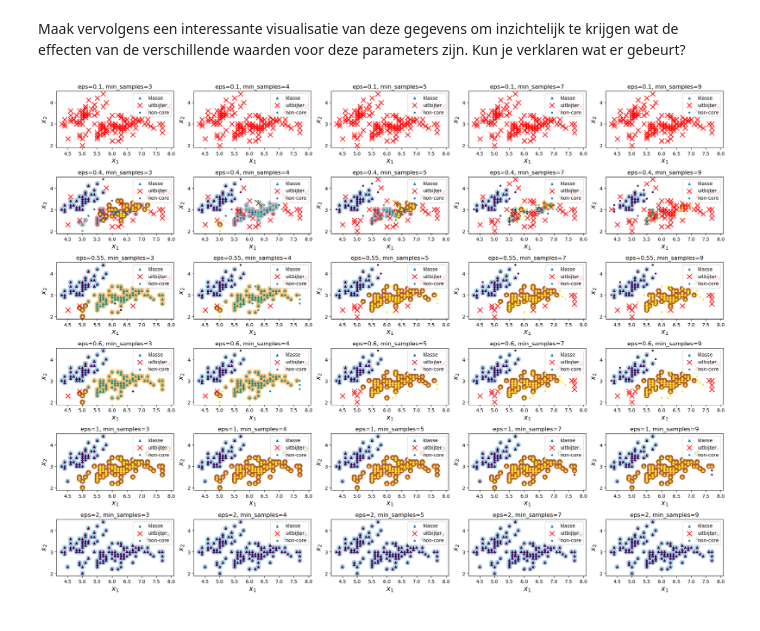
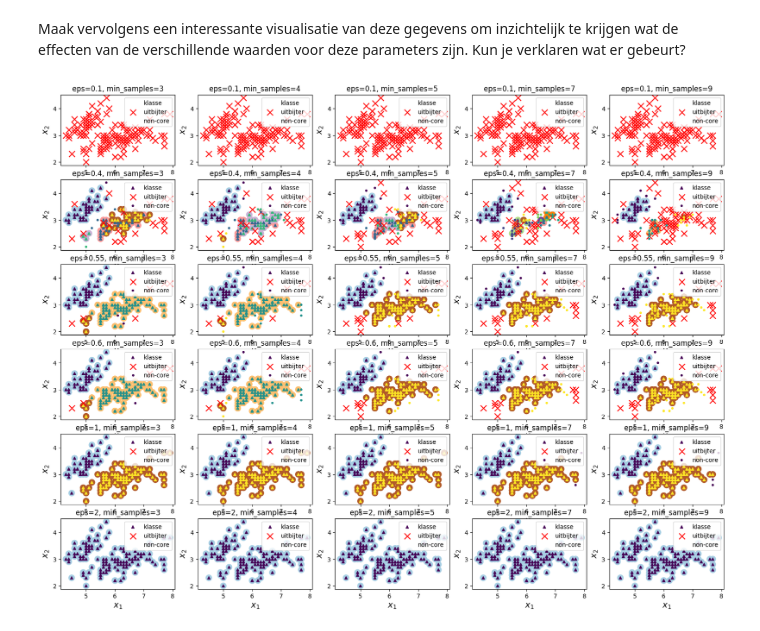
Before and after one commit to leonbos1/Machine-Learning, a Jupyter notebook: docs/files/Opdracht DBSCAN.ipynb, the cells around one changed output. Saved outputs shown, nothing was run; the diff lists cells and outputs as text; code cells hidden in the pictures.

```diff
--- a/docs/files/Opdracht DBSCAN.ipynb
+++ b/docs/files/Opdracht DBSCAN.ipynb
@@ -49,25 +49,26 @@ Maak vervolgens een interessante visualisatie van deze gegevens om inzichtelijk
 # %%
 from sklearn.datasets import load_iris
 
 X, y = load_iris(return_X_y=True)
 
 min_samples_list = [3, 4, 5, 7, 9]
 eps_list = [0.1, 0.4, 0.55, 0.6, 1, 2]
 
 plt.figure(figsize=(20, 15))
 
 for i, eps in enumerate(eps_list):
     for j, min_samples in enumerate(min_samples_list):
         model = DBSCAN(eps=eps, min_samples=min_samples)
         model.fit(X)
 
         plt.subplot(len(eps_list), len(min_samples_list), i * len(min_samples_list) + j + 1)
+
         plot_dbscan(model, X)
+
         plt.title(f'eps={eps}, min_samples={min_samples}')
 
-plt.tight_layout()
 plt.show()
 
 #Verklaring: bij kleine eps, wordt alle geclassificeerd als uitbijter. Bij te hoog, wordt alles geclassificeerd als 1 klasse.
 # %% [output]
-[figure, old version]
+[figure, new version]
```
Also changed, not shown: 2 other files.
